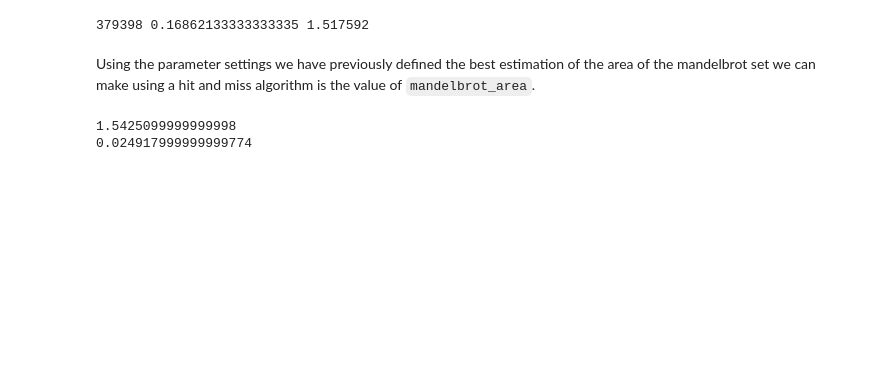
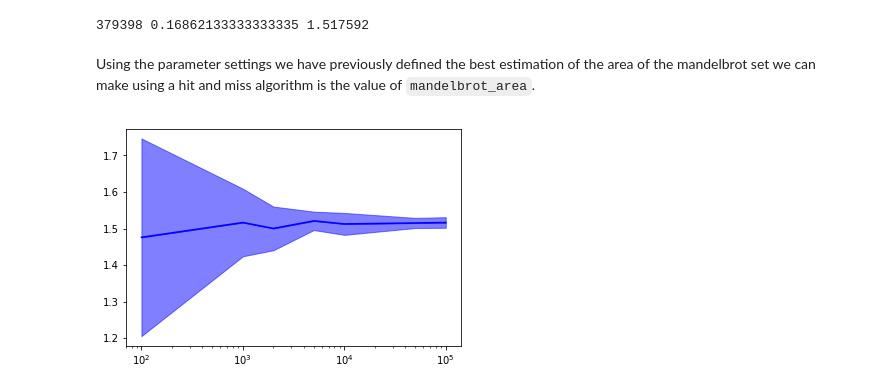
Before and after one commit to WavyV/StochasticSimulation, a Jupyter notebook: Assignment1/SM_Assignment1.ipynb, the cells around one changed output. Saved outputs shown, nothing was run; the diff lists cells and outputs as text; code cells hidden in the pictures; blank space fills up the shorter version.

```diff
--- a/Assignment1/SM_Assignment1.ipynb
+++ b/Assignment1/SM_Assignment1.ipynb
@@ -82,17 +83,37 @@ print(mandelbrot_pixels, mandelbrot_ratio, mandelbrot_area)
 Using the parameter settings we have previously defined the best estimation of the area of the mandelbrot set we can make using a hit and miss algorithm is the value of `mandelbrot_area`.
 # %%
 # Basic hit and miss algorithm
-SHOTS = 100000
-hits = 0
-for s in range(SHOTS):
-    x_random = random.randint(0, img_width-1)
-    y_random = random.randint(0, img_height-1)
-    if(z[x_random, y_random] == 0):
-        hits += 1
-estimated_area = (hits / SHOTS) * total_area
-print(estimated_area)
-error = abs(estimated_area - mandelbrot_area)
-print(error)
+def basic_hit_miss(shots):
+    hits = 0
+    for s in range(shots):
+        x_random = random.randint(0, img_width-1)
+        y_random = random.randint(0, img_height-1)
+        if(z[x_random, y_random] == 0):
+            hits += 1
+    estimated_area = (hits / shots) * total_area
+#     print(estimated_area)
+    error = abs(estimated_area - mandelbrot_area)
+#     print(error)
+    return estimated_area, error
-# %% [output]
-1.5425099999999998
-0.024917999999999774
+# %%
+x = [100, 1000, 2000, 5000, 10000, 50000, 100000]
+reps = 10
+totals = np.zeros((reps, len(x)))
+for i in tqdm(range(reps)):
+    for j in range(len(x)):
+        estimated_area, error = basic_hit_miss(x[j])
+        totals[i][j] = estimated_area
+
+mean, std = [], []
+for i in range(len(x)):
+    mean.append(np.mean(totals[:, i]))
+    std.append(np.std(totals[:, i]))
+plt.figure()
+plt.plot(x, mean, color="blue")
+plt.fill_between(x, mean, np.add(mean, std), color="blue", alpha=0.5)
+plt.fill_between(x, mean, np.subtract(mean, std), color="blue", alpha=0.5)
+# plt.yscale('log')
+plt.xscale('log')
+plt.show()
+# %% [output]
+[figure, added]
```
Also changed, not shown: parts of 3 cells of this notebook.
